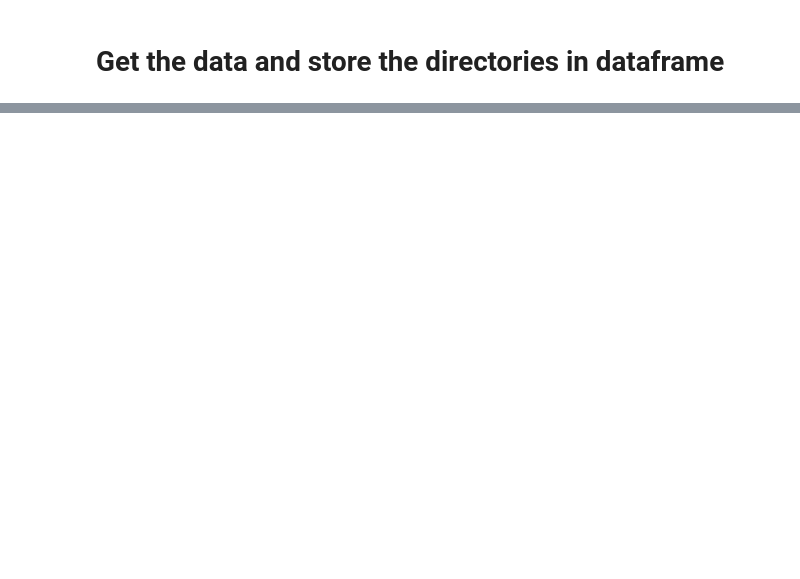
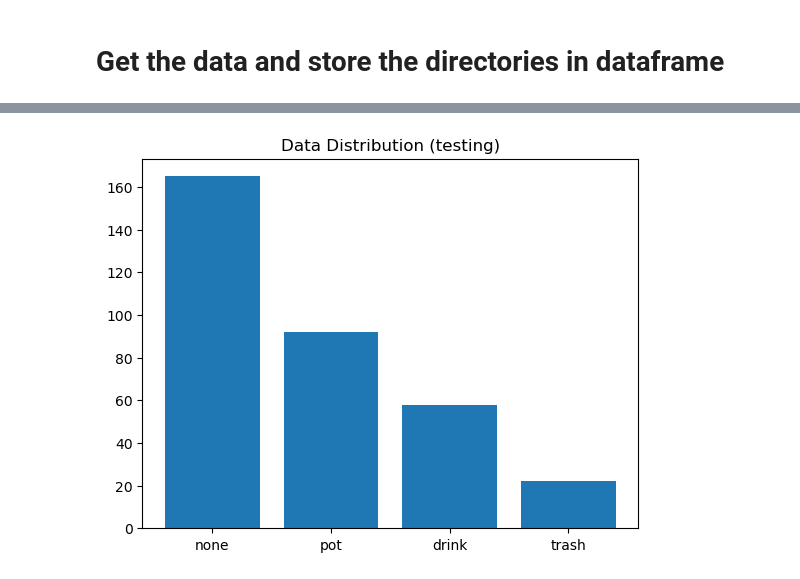
Before and after one commit to JieHuiKoo/image_classification_with_CNNKeras, a Jupyter notebook: main.ipynb, the cells around one changed output, grey strips where cells are left out. Cells and saved outputs as stored; diff of their text form; code cells hidden in the pictures; blank space fills up the shorter version.

```diff
--- a/main.ipynb
+++ b/main.ipynb
@@ -124,0 +325,6 @@ plot_data_distribution(augmented_training_data_file_directory_df, "augmented")
+# %%
+testing_data_directory = cwd+"/testing_data"
+testing_data_file_directory_df = get_data_file_directories(testing_data_directory)
+plot_data_distribution(testing_data_file_directory_df, "testing")
+# %% [output]
+[figure, added]
```
Also changed, not shown: parts of 26 cells of this notebook, 1 other file.
